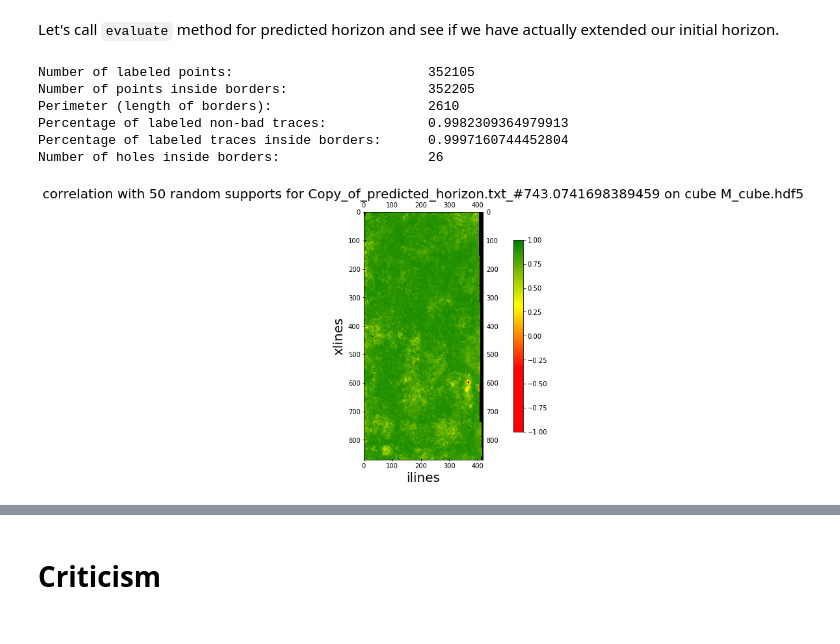
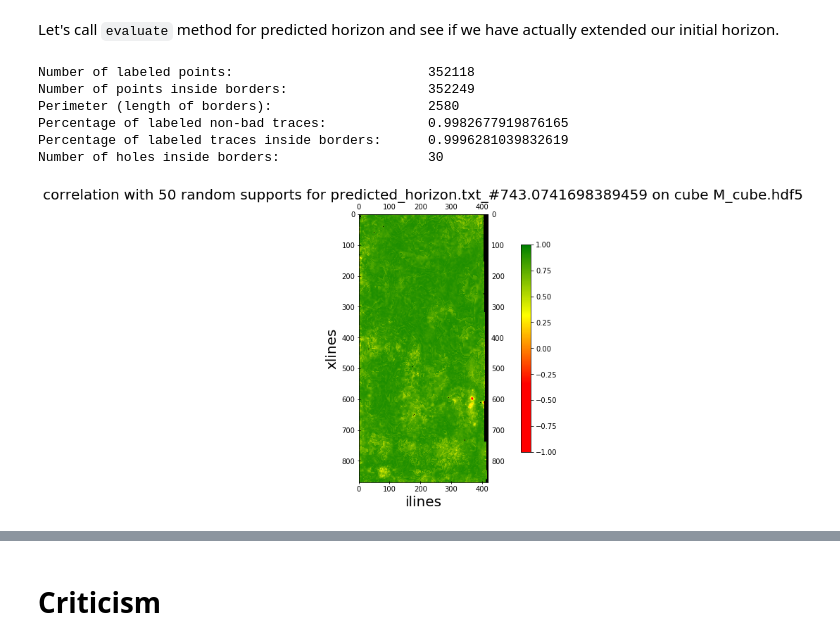
Before and after one commit to vodun/seismiqb, a Jupyter notebook: models/Horizon extrapolation/Horizon_extension.ipynb, the cells around one changed output, grey strips where cells are left out. Drawn from its saved outputs; the diff is of its cells as text; code cells hidden in the pictures.

```diff
--- a/models/Horizon extrapolation/Horizon_extension.ipynb
+++ b/models/Horizon extrapolation/Horizon_extension.ipynb
@@ -320,13 +330,13 @@ Extended from 352060 to 352105, + 45
 # Validation
 # %% [markdown]
 Let's call `evaluate` method for predicted horizon and see if we have actually extended our initial horizon.
-# %%
-metrics = pred_horizon.evaluate()
-# %% [output]
-Number of labeled points:                         352105
-Number of points inside borders:                  352205
-Perimeter (length of borders):                    2610
-Percentage of labeled non-bad traces:             0.9982309364979913
-Percentage of labeled traces inside borders:      0.9997160744452804
-Number of holes inside borders:                   26
-[figure, removed]
+# %%
+metrics = dataset.labels[0][0].evaluate()
+# %% [output]
+Number of labeled points:                         352118
+Number of points inside borders:                  352249
+Perimeter (length of borders):                    2580
+Percentage of labeled non-bad traces:             0.9982677919876165
+Percentage of labeled traces inside borders:      0.9996281039832619
+Number of holes inside borders:                   30
+[figure, added]
```
Also changed, not shown: parts of 27 cells of this notebook.
